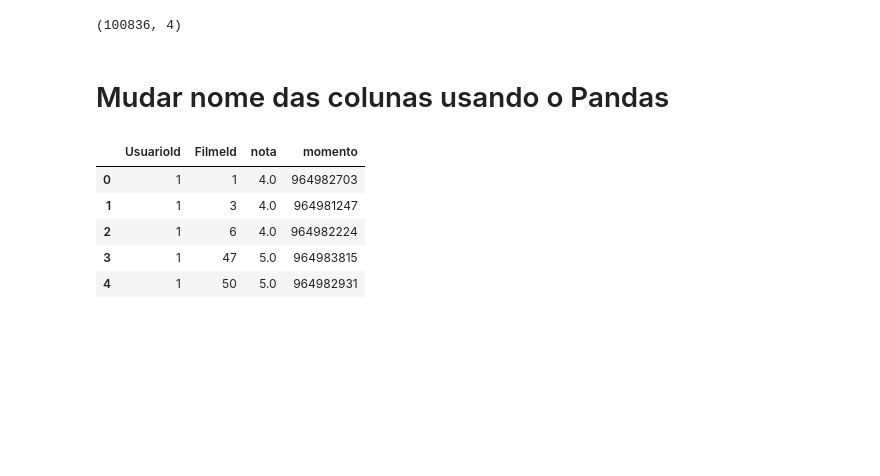
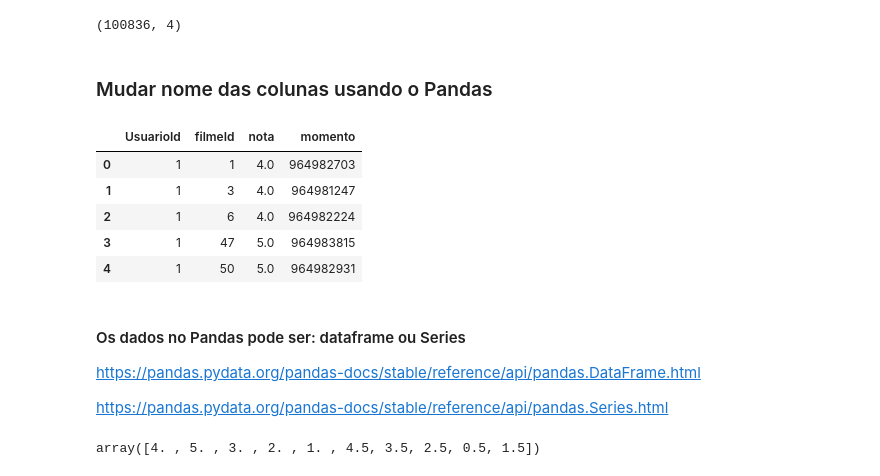
Before and after one commit to leandrobenicio/Data-Science, a Jupyter notebook: Introducao.ipynb, the cells around one changed output. Drawn from its saved outputs; the diff is of its cells as text; code cells hidden in the pictures; blank space fills up the shorter version.

```diff
--- a/Introducao.ipynb
+++ b/Introducao.ipynb
@@ -1,7 +10,7 @@
 # %%
 import pandas as pd
 # %%
-notas = pd.read_csv('./bases/ml-latest-small/ratings.csv')
+notas = pd.read_csv('./bases/ratings.csv')
 # %%
 notas.head()
 # %% [output]
@@ -16,14 +25,23 @@ notas.shape
 # %% [output]
 (100836, 4)
 # %% [markdown]
-# Mudar nome das colunas usando o Pandas
+### Mudar nome das colunas usando o Pandas
 # %%
-notas.columns = ['UsuarioId', 'FilmeId', 'nota', 'momento']
+notas.columns = ['UsuarioId', 'filmeId', 'nota', 'momento']
 notas.head()
 # %% [output]
-|  | UsuarioId | FilmeId | nota | momento |
+|  | UsuarioId | filmeId | nota | momento |
 | 0 | 1 | 1 | 4.0 | 964982703 |
 | 1 | 1 | 3 | 4.0 | 964981247 |
 | 2 | 1 | 6 | 4.0 | 964982224 |
 | 3 | 1 | 47 | 5.0 | 964983815 |
 | 4 | 1 | 50 | 5.0 | 964982931 |
+# %% [markdown]
+#### Os dados no Pandas pode ser: dataframe ou Series
+https://pandas.pydata.org/pandas-docs/stable/reference/api/pandas.DataFrame.html
+
+https://pandas.pydata.org/pandas-docs/stable/reference/api/pandas.Series.html
+# %%
+notas['nota'].unique()
+# %% [output]
+array([4. , 5. , 3. , 2. , 1. , 4.5, 3.5, 2.5, 0.5, 1.5])
```
Also changed, not shown: parts of 24 cells of this notebook, 5 other files.
